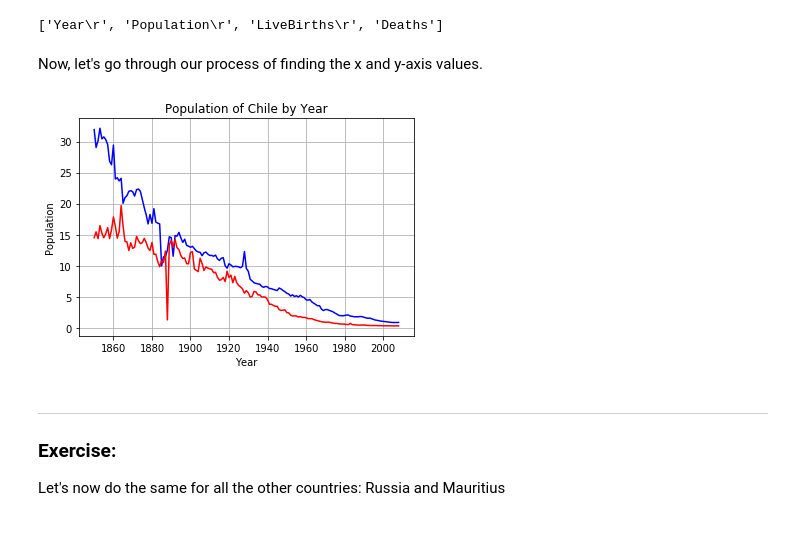
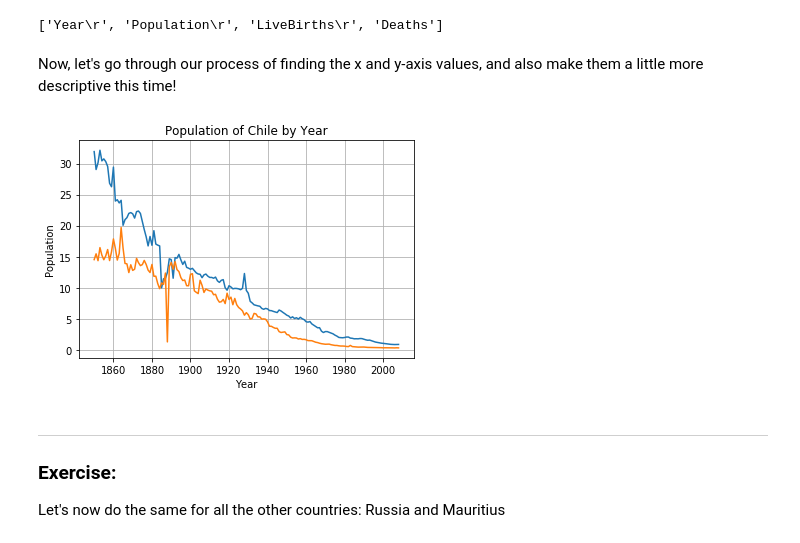
Before and after one commit to ds-modules/HIST-160, a Jupyter notebook: FINAL_intro_graphs.ipynb, the cells around one changed output. Cells and saved outputs as stored; diff of their text form; code cells hidden in the pictures.

```diff
--- a/FINAL_intro_graphs.ipynb
+++ b/FINAL_intro_graphs.ipynb
@@ -305,23 +310,23 @@ Chile.columns.tolist()
 # %% [output]
 ['Year\r', 'Population\r', 'LiveBirths\r', 'Deaths']
 # %% [markdown]
-Now, let's go through our process of finding the x and y-axis values.
+Now, let's go through our process of finding the x and y-axis values, and also make them a little more descriptive this time!
 # %%
-x_axis = Chile['Year\r'].astype(int)
-y_axis = Chile['Population\r'].astype(int)
-birth_per_pop = 1000 * Chile['LiveBirths\r'] / y_axis
-death_per_pop = 1000 * Chile['Deaths'] / y_axis
+year = Chile['Year\r'].astype(int)
+pop = Chile['Population\r'].astype(int)
+birth_per_pop = 1000 * Chile['LiveBirths\r'] / pop
+death_per_pop = 1000 * Chile['Deaths'] / pop
 # %%
-plt.plot(x_axis, birth_per_pop, color='blue')
-plt.plot(x_axis, death_per_pop, color='red')
+plt.plot(year, birth_per_pop)
+plt.plot(year, death_per_pop)
 plt.xlabel('Year')
 plt.ylabel('Population')
 plt.title('Population of Chile by Year')
 plt.grid(True)
 
 plt.show()
 # %% [output]
-[figure, old version]
+[figure, new version]
 # %% [markdown]
 ---
 ### Exercise:
```
Also changed, not shown: parts of 7 cells of this notebook.
